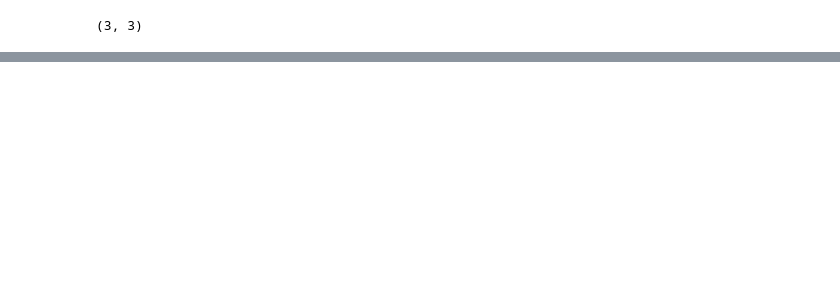
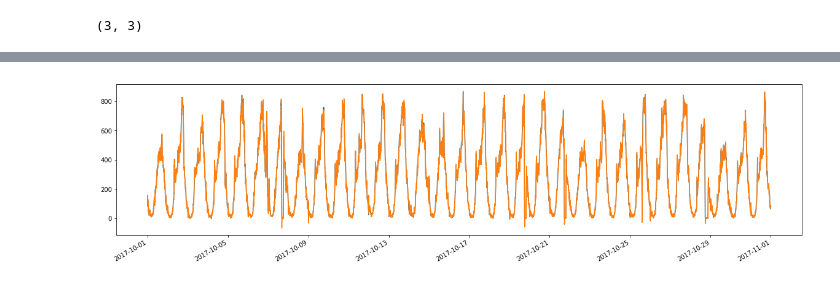
Before and after one commit to victorchan314/arterial_traffic_flow_predictor, a Jupyter notebook: armax.ipynb, the cells around one changed output, grey strips where cells are left out. Drawn from its saved outputs; the diff is of its cells as text; code cells hidden in the pictures; blank space fills up the shorter version.

```diff
--- a/armax.ipynb
+++ b/armax.ipynb
@@ -98,3 +159,11 @@ print(armax_model.best_model_order)
+# %%
+fig, ax = plt.subplots(figsize=(20, 5))
+fig.autofmt_xdate()
+plt.plot(time[index1:index2], flow[index1:index2])
+plt.plot(time[index1:index2], a.fittedvalues[index1:index2])
+plt.show()
+# %% [output]
+[figure, added]
 # %%
 cursor.close()
 cnx.close()
```
Also changed, not shown: parts of 8 cells of this notebook, 1 other file.
